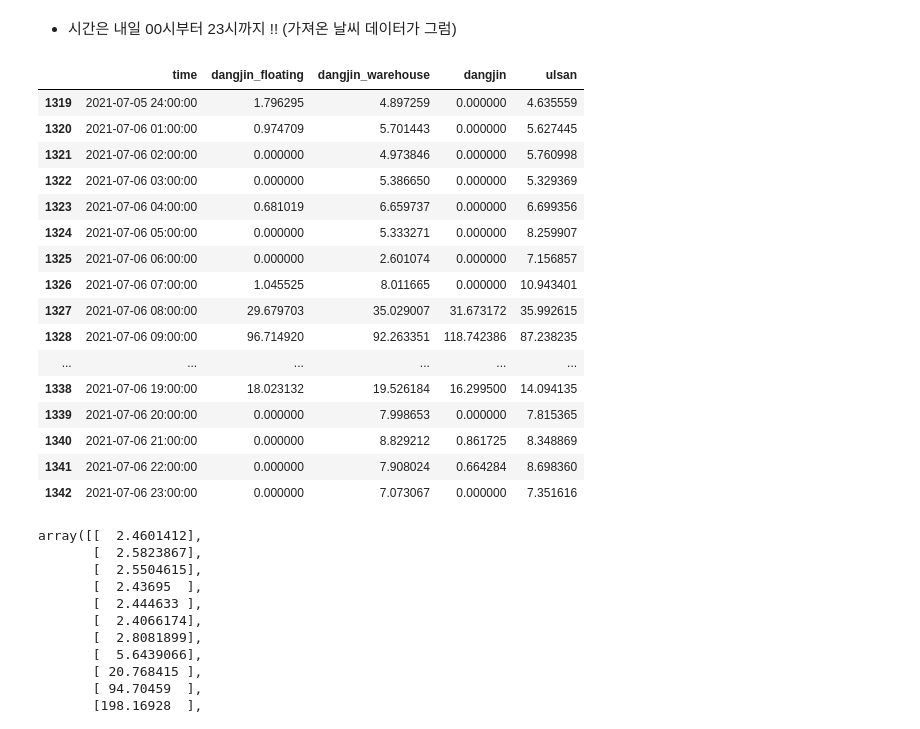
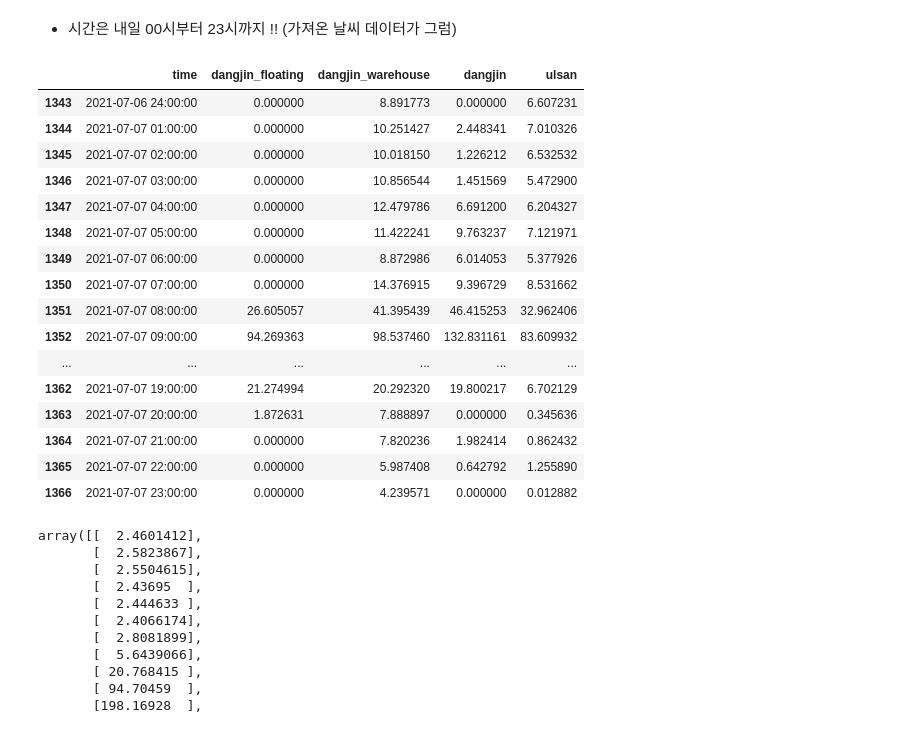
Before and after one commit to Annie-Yeeun-Jang/dacon_timeseries, a Jupyter notebook: final_model/시계열_1팀_private_inference_일사일조.ipynb, the cells around one changed output. Drawn from its saved outputs; the diff is of its cells as text; code cells hidden in the pictures.

```diff
--- a/final_model/시계열_1팀_private_inference_일사일조.ipynb
+++ b/final_model/시계열_1팀_private_inference_일사일조.ipynb
@@ -379,33 +379,34 @@ sample_submission
 # %%
 #loc는 끝 인덱스도 포함....
 #sample_submission.loc[815:839] #6/14일 제출
 #sample_submission.loc[839:862] #6/15일
 #sample_submission.loc[863:886] #6/16일
 #sample_submission.loc[887:910] #6/17일
 #sample_submission.loc[911:934] #6/18일
 #sample_submission.loc[935:958] #6/19일
 #sample_submission.loc[959:982] #6/20일
 #sample_submission.loc[983:1006] #6/20일
 #sample_submission.loc[1295:1318] #7/4
-sample_submission.loc[1319:1342]
+#sample_submission.loc[1319:1342]
+sample_submission.loc[1343:1366]
 # %% [output]
 |  | time | dangjin_floating | dangjin_warehouse | dangjin | ulsan |
-| 1319 | 2021-07-05 24:00:00 | 1.796295 | 4.897259 | 0.000000 | 4.635559 |
-| 1320 | 2021-07-06 01:00:00 | 0.974709 | 5.701443 | 0.000000 | 5.627445 |
-| 1321 | 2021-07-06 02:00:00 | 0.000000 | 4.973846 | 0.000000 | 5.760998 |
-| 1322 | 2021-07-06 03:00:00 | 0.000000 | 5.386650 | 0.000000 | 5.329369 |
-| 1323 | 2021-07-06 04:00:00 | 0.681019 | 6.659737 | 0.000000 | 6.699356 |
-| 1324 | 2021-07-06 05:00:00 | 0.000000 | 5.333271 | 0.000000 | 8.259907 |
-| 1325 | 2021-07-06 06:00:00 | 0.000000 | 2.601074 | 0.000000 | 7.156857 |
-| 1326 | 2021-07-06 07:00:00 | 1.045525 | 8.011665 | 0.000000 | 10.943401 |
-| 1327 | 2021-07-06 08:00:00 | 29.679703 | 35.029007 | 31.673172 | 35.992615 |
-| 1328 | 2021-07-06 09:00:00 | 96.714920 | 92.263351 | 118.742386 | 87.238235 |
+| 1343 | 2021-07-06 24:00:00 | 0.000000 | 8.891773 | 0.000000 | 6.607231 |
+| 1344 | 2021-07-07 01:00:00 | 0.000000 | 10.251427 | 2.448341 | 7.010326 |
+| 1345 | 2021-07-07 02:00:00 | 0.000000 | 10.018150 | 1.226212 | 6.532532 |
+| 1346 | 2021-07-07 03:00:00 | 0.000000 | 10.856544 | 1.451569 | 5.472900 |
+| 1347 | 2021-07-07 04:00:00 | 0.000000 | 12.479786 | 6.691200 | 6.204327 |
+| 1348 | 2021-07-07 05:00:00 | 0.000000 | 11.422241 | 9.763237 | 7.121971 |
+| 1349 | 2021-07-07 06:00:00 | 0.000000 | 8.872986 | 6.014053 | 5.377926 |
+| 1350 | 2021-07-07 07:00:00 | 0.000000 | 14.376915 | 9.396729 | 8.531662 |
+| 1351 | 2021-07-07 08:00:00 | 26.605057 | 41.395439 | 46.415253 | 32.962406 |
+| 1352 | 2021-07-07 09:00:00 | 94.269363 | 98.537460 | 132.831161 | 83.609932 |
 | ... | ... | ... | ... | ... | ... |
-| 1338 | 2021-07-06 19:00:00 | 18.023132 | 19.526184 | 16.299500 | 14.094135 |
-| 1339 | 2021-07-06 20:00:00 | 0.000000 | 7.998653 | 0.000000 | 7.815365 |
-| 1340 | 2021-07-06 21:00:00 | 0.000000 | 8.829212 | 0.861725 | 8.348869 |
-| 1341 | 2021-07-06 22:00:00 | 0.000000 | 7.908024 | 0.664284 | 8.698360 |
-| 1342 | 2021-07-06 23:00:00 | 0.000000 | 7.073067 | 0.000000 | 7.351616 |
+| 1362 | 2021-07-07 19:00:00 | 21.274994 | 20.292320 | 19.800217 | 6.702129 |
+| 1363 | 2021-07-07 20:00:00 | 1.872631 | 7.888897 | 0.000000 | 0.345636 |
+| 1364 | 2021-07-07 21:00:00 | 0.000000 | 7.820236 | 1.982414 | 0.862432 |
+| 1365 | 2021-07-07 22:00:00 | 0.000000 | 5.987408 | 0.642792 | 1.255890 |
+| 1366 | 2021-07-07 23:00:00 | 0.000000 | 4.239571 | 0.000000 | 0.012882 |
 # %%
 floating
 # %% [output]
```
Also changed, not shown: parts of 8 cells of this notebook.
